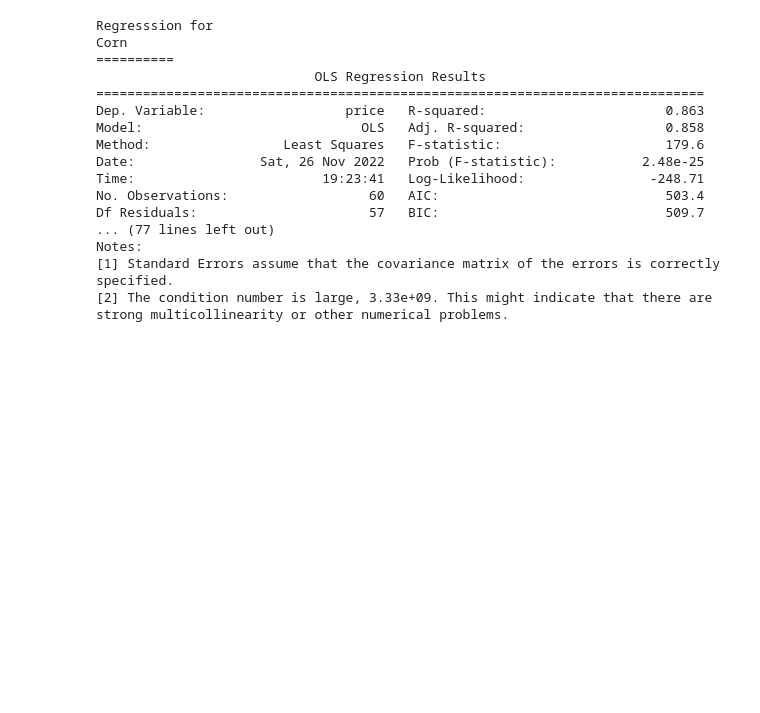
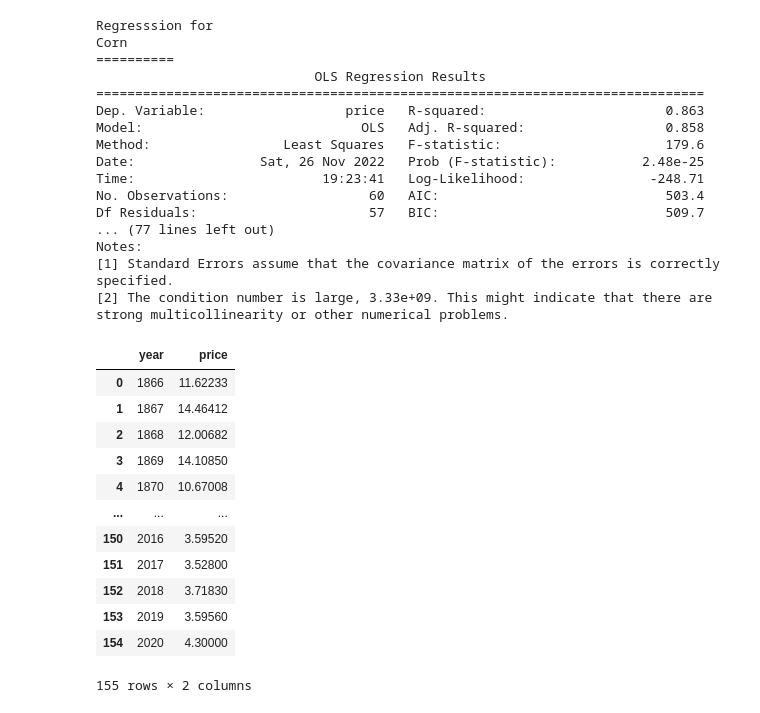
Before and after one commit to soccernee/ESE168_Project, a Jupyter notebook: ImportExportAnomaliesCode/priceAnalysis.ipynb, the cells around one changed output. Cells and saved outputs as stored; diff of their text form; code cells hidden in the pictures; blank space fills up the shorter version.

```diff
--- a/ImportExportAnomaliesCode/priceAnalysis.ipynb
+++ b/ImportExportAnomaliesCode/priceAnalysis.ipynb
@@ -240,3 +240,20 @@ Notes:
 [1] Standard Errors assume that the covariance matrix of the errors is correctly specified.
 [2] The condition number is large, 3.33e+09. This might indicate that there are
 strong multicollinearity or other numerical problems.
+# %%
+externalPriceData = pd.read_csv("./EnergyDeptCornPrices.csv")
+display(externalPriceData)
+# %% [output]
+|  | year | price |
+| 0 | 1866 | 11.62233 |
+| 1 | 1867 | 14.46412 |
+| 2 | 1868 | 12.00682 |
+| 3 | 1869 | 14.10850 |
+| 4 | 1870 | 10.67008 |
+| ... | ... | ... |
+| 150 | 2016 | 3.59520 |
+| 151 | 2017 | 3.52800 |
+| 152 | 2018 | 3.71830 |
+| 153 | 2019 | 3.59560 |
+| 154 | 2020 | 4.30000 |
+155 rows × 2 columns
```
Also changed, not shown: parts of 1 cell of this notebook, 3 other files.
